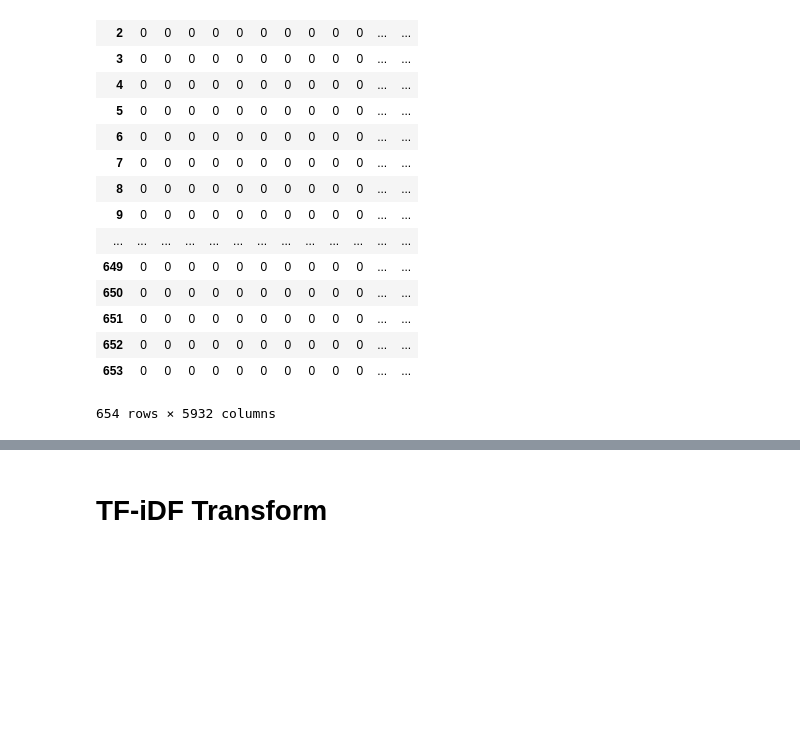
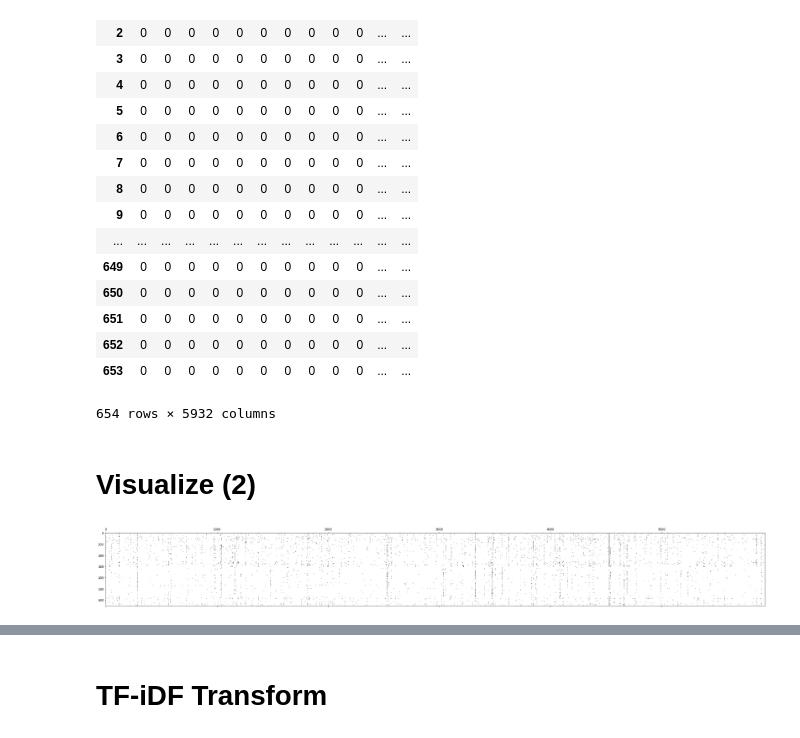
Before and after one commit to gabrieldelaparra/pat-tarea3, a Jupyter notebook: tarea3.ipynb, the cells around one changed output, grey strips where cells are left out. Saved outputs shown, nothing was run; the diff lists cells and outputs as text; code cells hidden in the pictures; blank space fills up the shorter version.

Commit message:
Add visualization of sparse matrix; Identify common words in most texts

```diff
--- a/tarea3.ipynb
+++ b/tarea3.ipynb
@@ -710,3 +710,5 @@ countMatrix
 | 652 | 0 | 0 | 0 | 0 | 0 | 0 | 0 | 0 | 0 | 0 | ... | ... |
 | 653 | 0 | 0 | 0 | 0 | 0 | 0 | 0 | 0 | 0 | 0 | ... | ... |
 654 rows × 5932 columns
+# %% [markdown]
+# Visualize (2)
@@ -712,0 +718,6 @@ countMatrix
+# %%
+plt.figure(figsize=(40,40))
+plt.spy(X_train_counts.toarray())
+plt.show()
+# %% [output]
+[figure, added]
```
Also changed, not shown: parts of 11 cells of this notebook.
